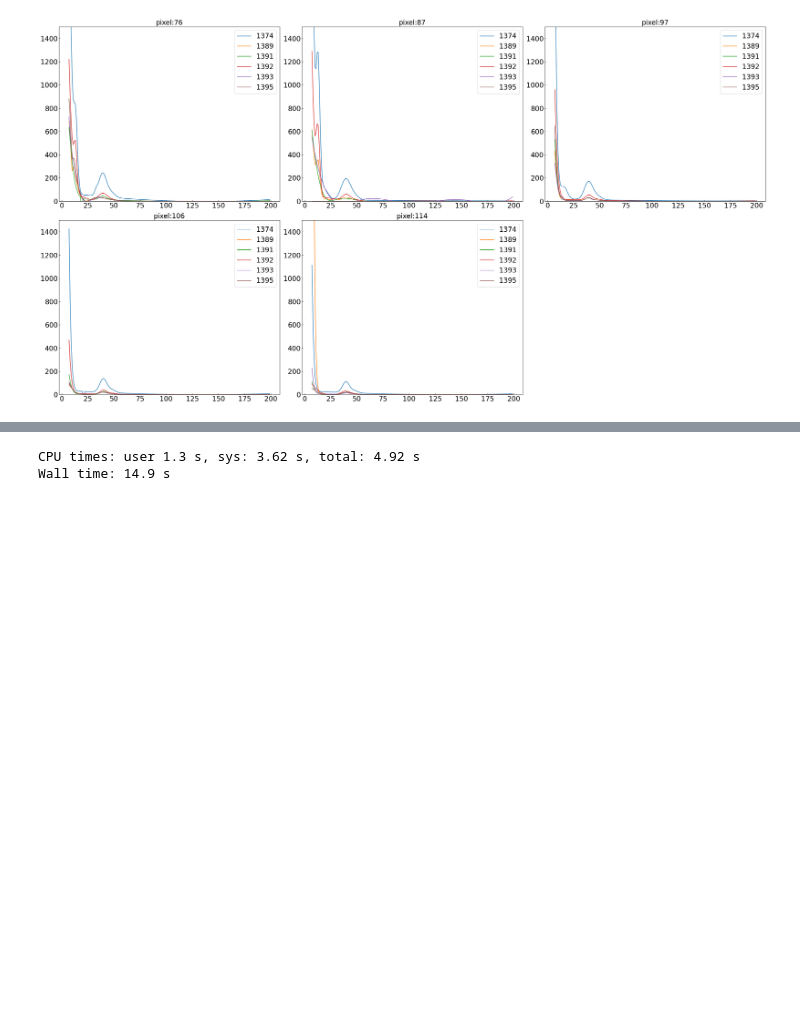
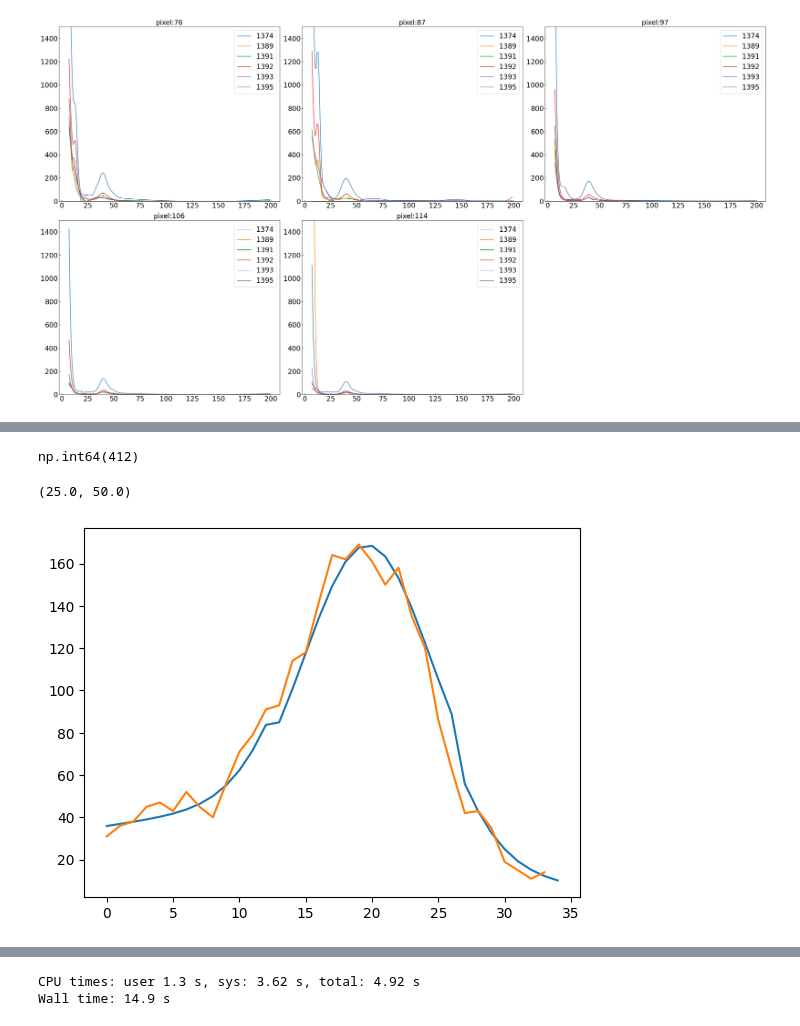
Before and after one commit to arlee-shelby/calibration, a Jupyter notebook: SnCalibration_pixelResults.ipynb, the cells around one changed output, grey strips where cells are left out. Cells and saved outputs as stored; diff of their text form; code cells hidden in the pictures; blank space fills up the shorter version.

```diff
--- a/SnCalibration_pixelResults.ipynb
+++ b/SnCalibration_pixelResults.ipynb
@@ -264,0 +317,38 @@ py.tight_layout()
+# %%
+conf['capture1'] = ''
+conf['capture2'] = ''
+conf['xray'] = ''
+Cd = CdCalibration()
+CEpeak1, CEcenter1 = FitFuncs.get_peak(results,Cd.CE1[0],Cd.CE1[1])
+CEpeak2, CEcenter2 = FitFuncs.get_peak(results,Cd.CE2[0],Cd.CE2[1])
+thresh_peak, thresh_start = FitFuncs.get_peak(results,Cd.X1[0],Cd.X1[1])
+Xpeak, Xcenter = FitFuncs.get_peak(results,Cd.X2[0],Cd.X2[1])
+# %%
+Xpeak
+# %% [output]
+np.int64(412)
+# %%
+Cd.X2[0],Cd.X2[1]
+# %% [output]
+(25.0, 50.0)
+# %%
+conf['xray'] = 'OFF'
+conf['capture2']= 'OFF'
+conf['capture1'] = 'ON'
+Cd = CdCalibration()
+bins = np.arange(Cd.CE1[0],Cd.CE1[1])
+
+pars = [CEpeak1, CEcenter1, 5, 1, 2, 1e-8, 1]
+
+histogram, bin_edges = np.histogram(results.data()['energy'], bins = bins)
+
+width = bin_edges[1]-bin_edges[0]
+
+hist, prams, chi, err = Cd.fitter(results,bins,pars)
+# %%
+x = bins
+plt.plot(Cd.get_fit(x,*prams))
+plt.plot(hist)
+plt.show()
+# %% [output]
+[figure, added]
```
Also changed, not shown: parts of 21 cells of this notebook, 3 other files.
